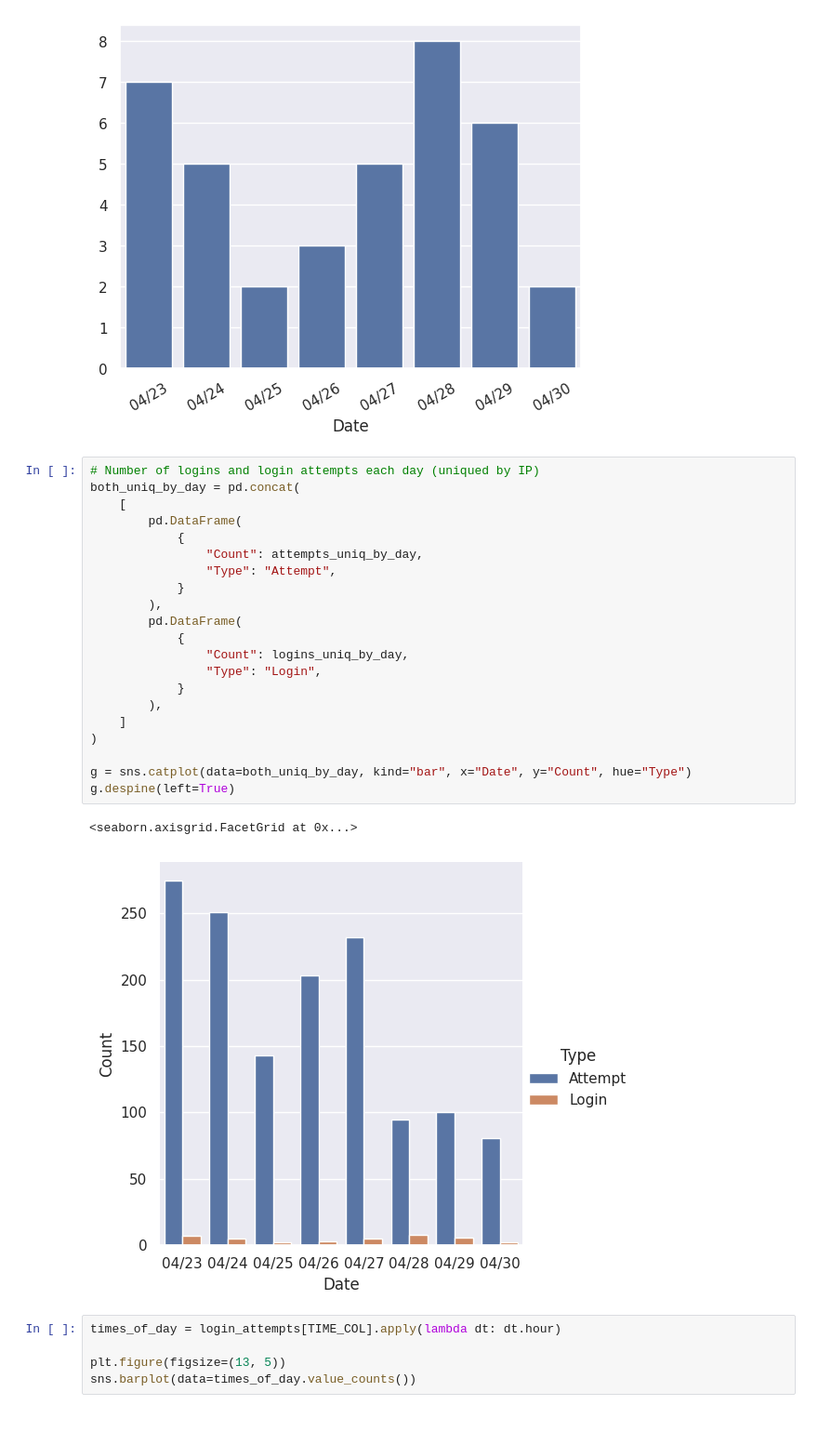
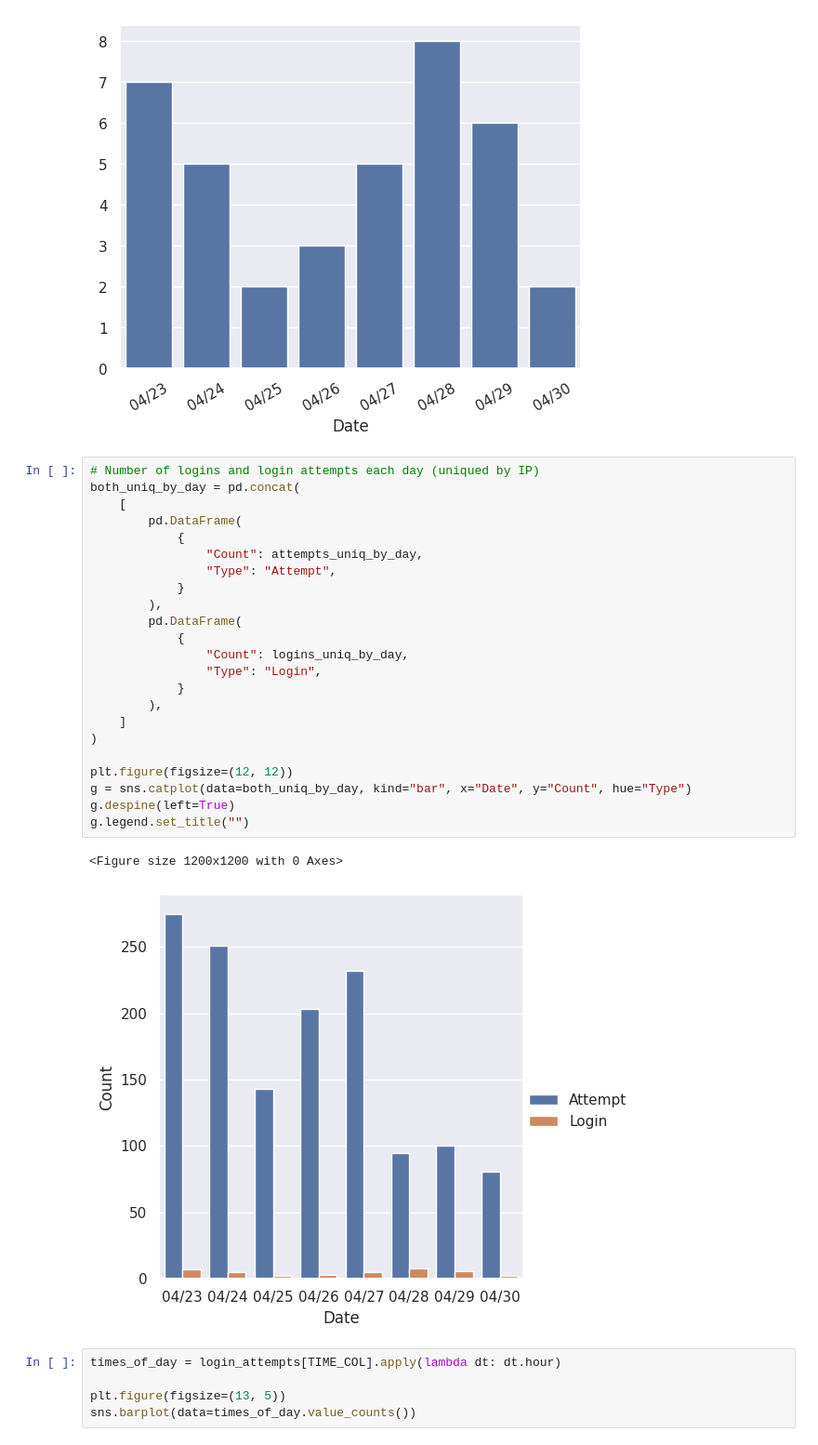
Before and after one commit to ysthakur/hacs202-ssh-hp, a Jupyter notebook: imhungry.ipynb, the cells around one changed output. Shown: that part at 93% size. Drawn from its saved outputs; the diff is of its cells as text.

Commit message:
Remove legend title

```diff
--- a/imhungry.ipynb
+++ b/imhungry.ipynb
@@ -223,27 +223,29 @@ g.set_xticks(g.get_xticks(), labels=g.get_xticklabels(), rotation=30);
 # %%
 # Number of logins and login attempts each day (uniqued by IP)
 both_uniq_by_day = pd.concat(
     [
         pd.DataFrame(
             {
                 "Count": attempts_uniq_by_day,
                 "Type": "Attempt",
             }
         ),
         pd.DataFrame(
             {
                 "Count": logins_uniq_by_day,
                 "Type": "Login",
             }
         ),
     ]
 )
 
+plt.figure(figsize=(12, 12))
 g = sns.catplot(data=both_uniq_by_day, kind="bar", x="Date", y="Count", hue="Type")
 g.despine(left=True)
+g.legend.set_title("")
 # %% [output]
-<seaborn.axisgrid.FacetGrid at 0x...>
+<Figure size 1200x1200 with 0 Axes>
-[figure, old version]
+[figure, new version]
 # %%
 times_of_day = login_attempts[TIME_COL].apply(lambda dt: dt.hour)
 
```
